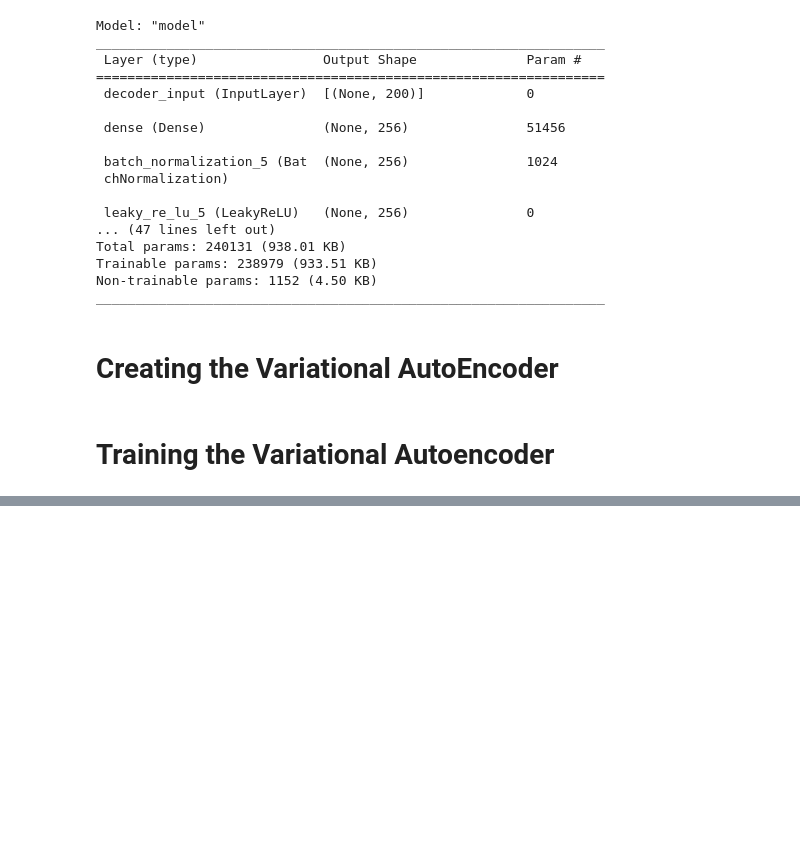
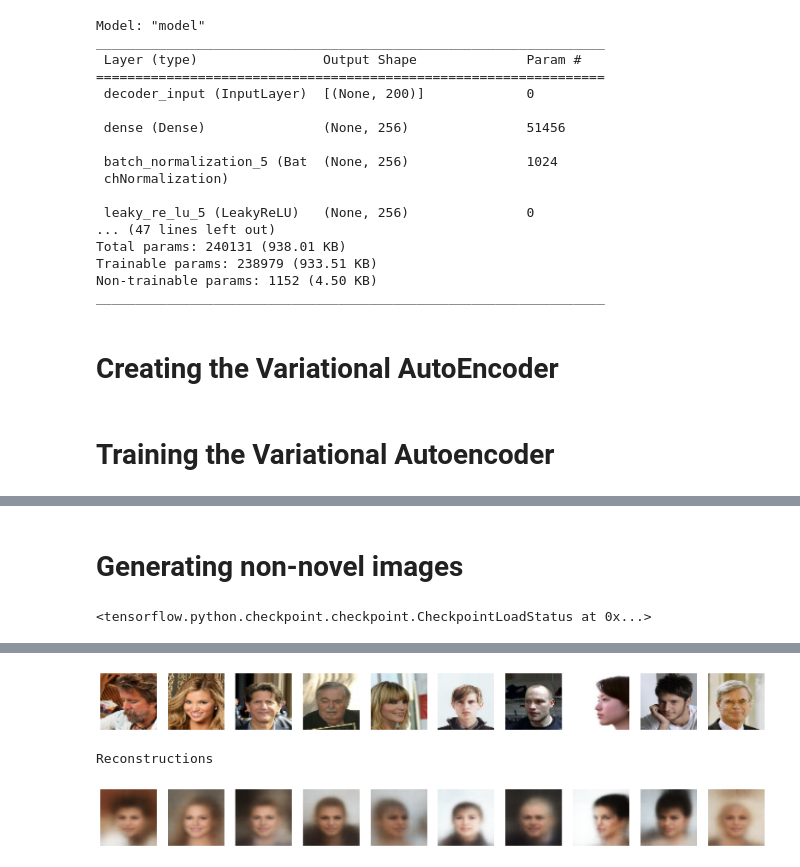
Before and after one commit to AdamClarkStandke/GenerativeDeepLearning, a Jupyter notebook: VAE.ipynb, the cells around one changed output, grey strips where cells are left out. Cells and saved outputs as stored; diff of their text form; code cells hidden in the pictures; blank space fills up the shorter version.

```diff
--- a/VAE.ipynb
+++ b/VAE.ipynb
@@ -566,0 +540,23 @@ WARNING:tensorflow:Compiled the loaded model, but the compiled metrics have yet
+# %% [markdown]
+# Generating non-novel images
+# %%
+ vae = VAE(encoder, decoder)
+ vae.load_weights("./drive/MyDrive/models/vae")
+ encoder.load_weights("./drive/MyDrive/models/encoder")
+ decoder.load_weights("./drive/MyDrive/models/decoder")
+# %% [output]
+<tensorflow.python.checkpoint.checkpoint.CheckpointLoadStatus at 0x...>
+# %%
+# Select a subset of the test set
+batches_to_predict = 1
+example_images = np.array(
+    list(train.take(batches_to_predict).get_single_element())
+)
+# %%
+# Create autoencoder predictions and display
+z_mean, z_log_var, reconstructions = vae.predict(example_images)
+print("Example real faces")
+display(example_images)
+print("Reconstructions")
+display(reconstructions)
+# %% [output]
@@ -566,0 +565,3 @@ WARNING:tensorflow:Compiled the loaded model, but the compiled metrics have yet
+[figure, added]
+Reconstructions
+[figure, added]
```
Also changed, not shown: parts of 12 cells of this notebook.
